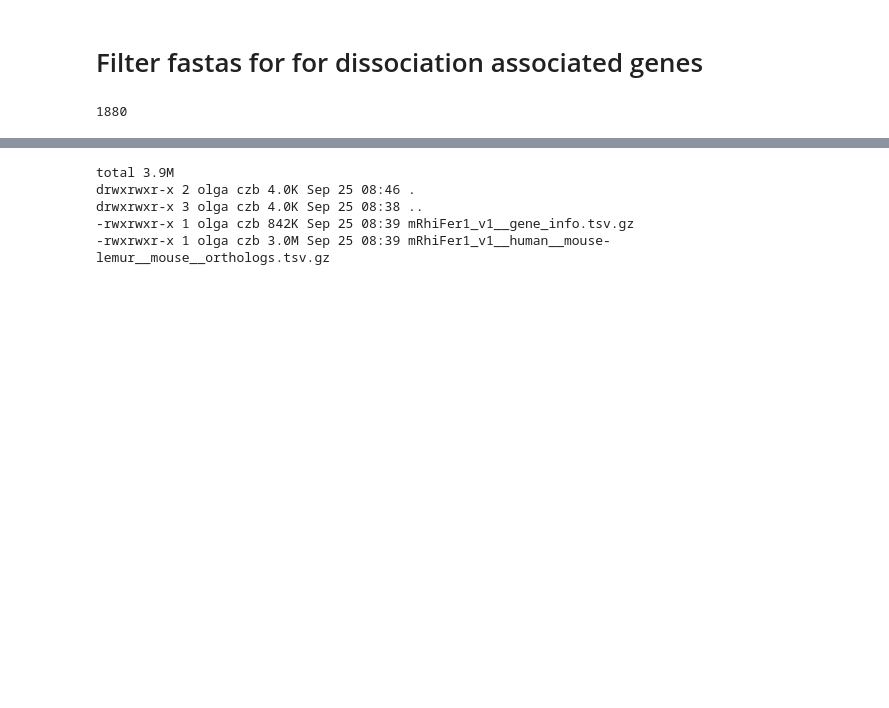
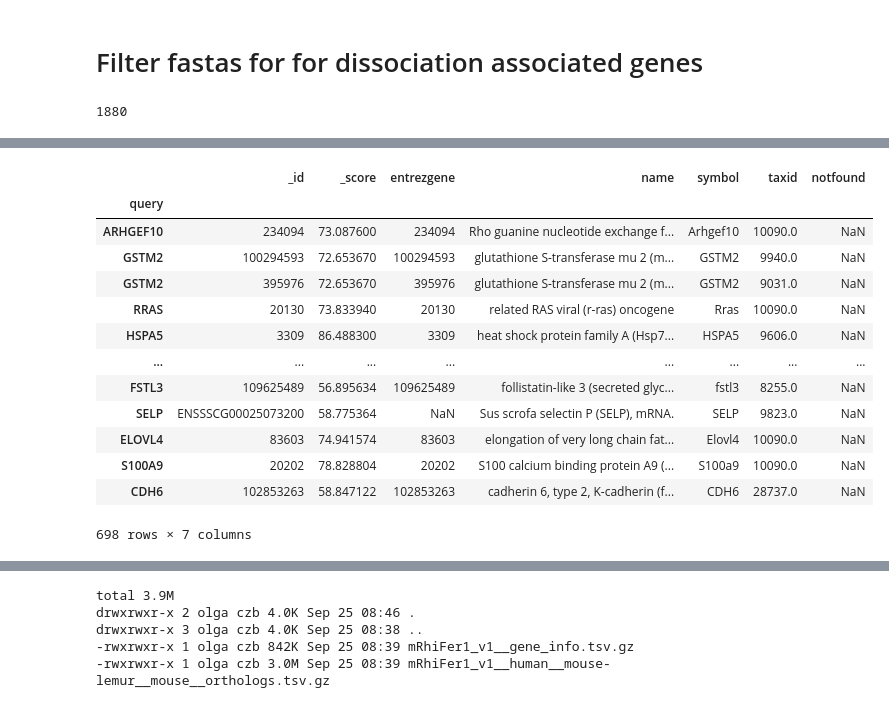
Before and after one commit to czbiohub-sf/scrnaseq-for-the-99-percent, a Jupyter notebook: notebooks/113_create_dissociation_gene_signature.ipynb, the cells around one changed output, grey strips where cells are left out. Cells and saved outputs as stored; diff of their text form; code cells hidden in the pictures; blank space fills up the shorter version.

```diff
--- a/notebooks/113_create_dissociation_gene_signature.ipynb
+++ b/notebooks/113_create_dissociation_gene_signature.ipynb
@@ -14,0 +42,4 @@ len(dissociation_genes)
+# %%
+mg = get_client('gene')
+dissociation_gene_info = mg.querymany(dissociation_genes, scopes=['symbol', 'mgi'], as_dataframe=True)
+dissociation_gene_info.head()
@@ -14,0 +71,17 @@ len(dissociation_genes)
+# %%
+dissociation_gene_info.loc[dissociation_gene_info.name.str.contains('\(').fillna(False)]
+# %% [output]
+|  | _id | _score | entrezgene | name | symbol | taxid | notfound |
+| query |  |  |  |  |  |  |  |
+| ARHGEF10 | 234094 | 73.087600 | 234094 | Rho guanine nucleotide exchange f... | Arhgef10 | 10090.0 | NaN |
+| GSTM2 | 100294593 | 72.653670 | 100294593 | glutathione S-transferase mu 2 (m... | GSTM2 | 9940.0 | NaN |
+| GSTM2 | 395976 | 72.653670 | 395976 | glutathione S-transferase mu 2 (m... | GSTM2 | 9031.0 | NaN |
+| RRAS | 20130 | 73.833940 | 20130 | related RAS viral (r-ras) oncogene | Rras | 10090.0 | NaN |
+| HSPA5 | 3309 | 86.488300 | 3309 | heat shock protein family A (Hsp7... | HSPA5 | 9606.0 | NaN |
+| ... | ... | ... | ... | ... | ... | ... | ... |
+| FSTL3 | 109625489 | 56.895634 | 109625489 | follistatin-like 3 (secreted glyc... | fstl3 | 8255.0 | NaN |
+| SELP | ENSSSCG00025073200 | 58.775364 | NaN | Sus scrofa selectin P (SELP), mRNA. | SELP | 9823.0 | NaN |
+| ELOVL4 | 83603 | 74.941574 | 83603 | elongation of very long chain fat... | Elovl4 | 10090.0 | NaN |
+| S100A9 | 20202 | 78.828804 | 20202 | S100 calcium binding protein A9 (... | S100a9 | 10090.0 | NaN |
+| CDH6 | 102853263 | 58.847122 | 102853263 | cadherin 6, type 2, K-cadherin (f... | CDH6 | 28737.0 | NaN |
+698 rows × 7 columns
```
Also changed, not shown: parts of 44 cells of this notebook, 21 other files.
